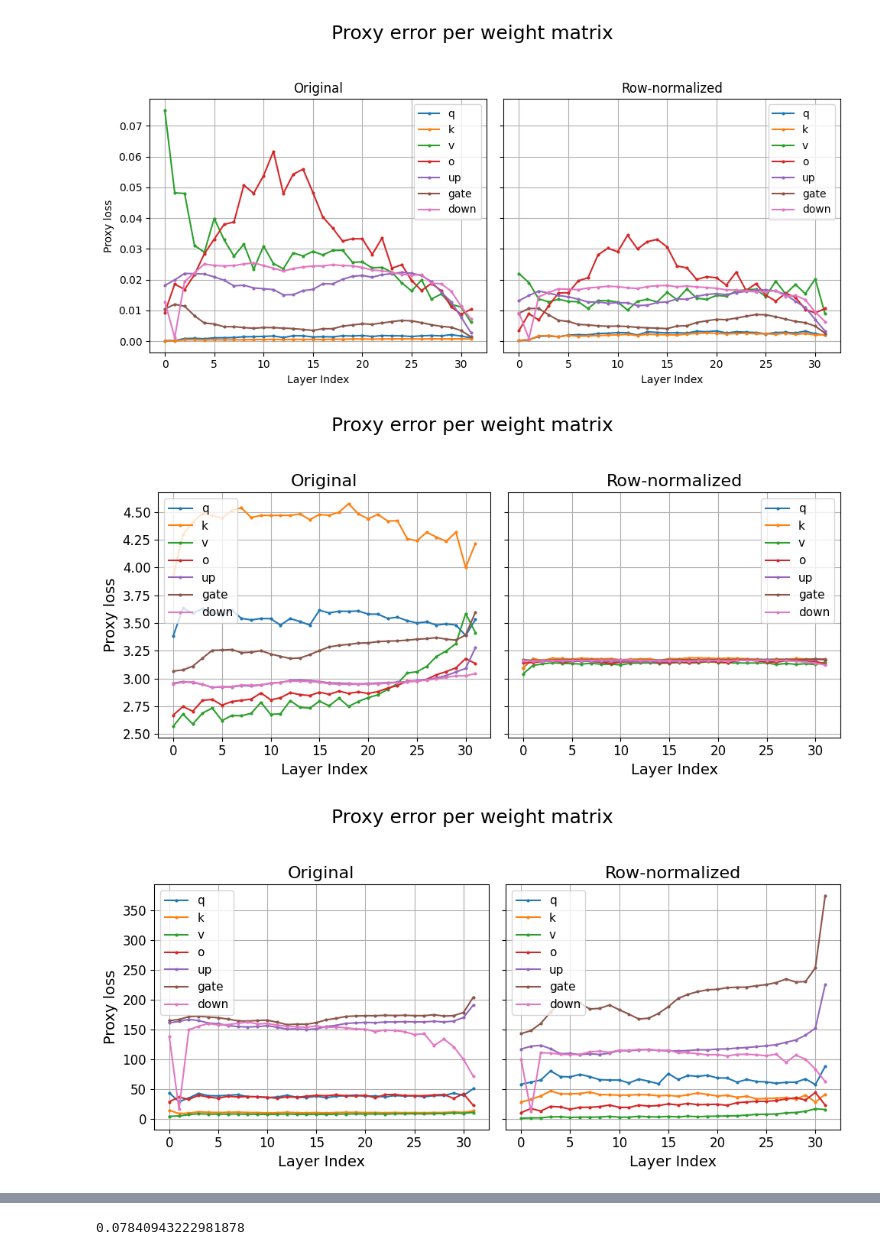
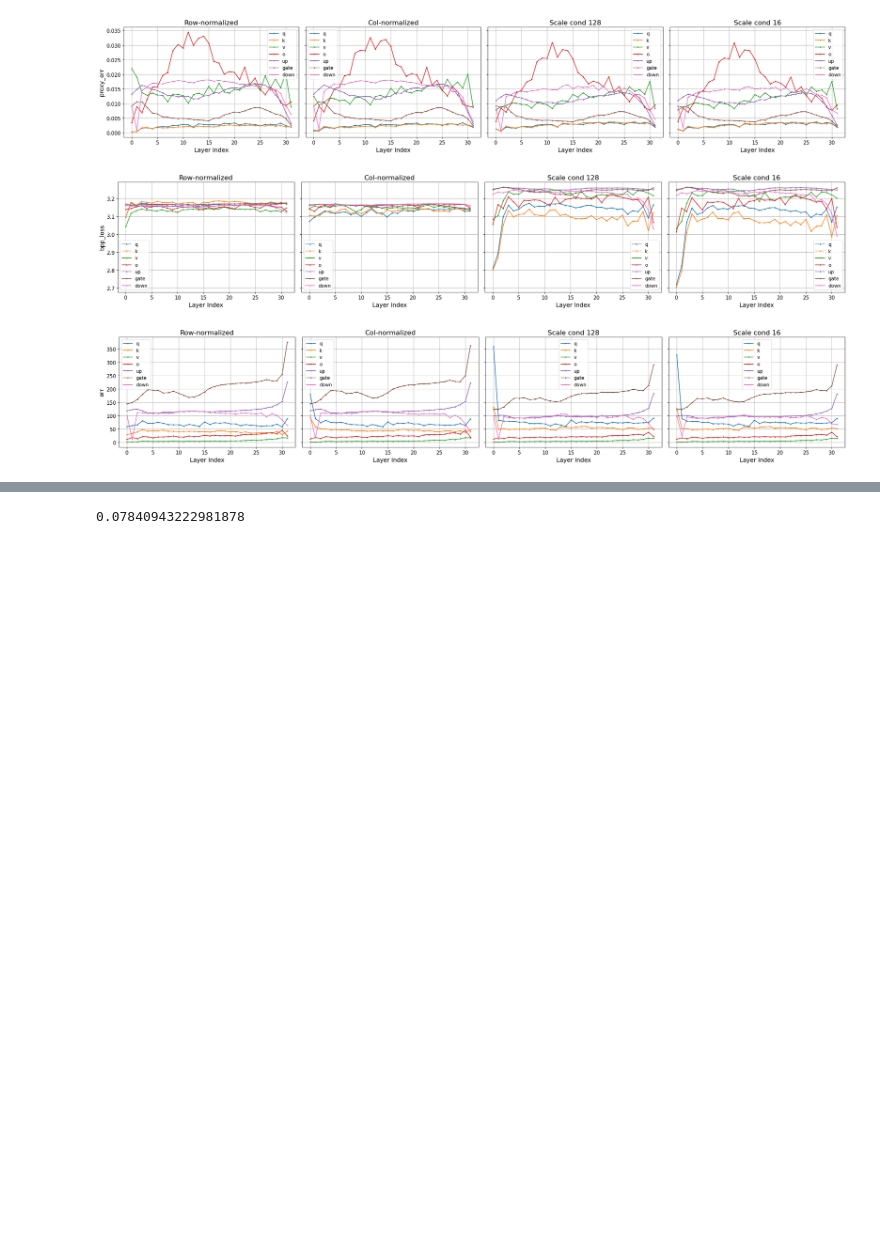
Before and after one commit to ryu326/weight_compression, a Jupyter notebook: notebooks/plot_layer_error.ipynb, the cells around one changed output, grey strips where cells are left out. Drawn from its saved outputs; the diff is of its cells as text; code cells hidden in the pictures; blank space fills up the shorter version.

```diff
--- a/notebooks/plot_layer_error.ipynb
+++ b/notebooks/plot_layer_error.ipynb
@@ -18,7 +18,7 @@ std = 0.012528747320175171
 lyr_list = ['q', 'k', 'v', 'o', 'up', 'gate', 'down']
 keys = ['proxy_err', 'bpp_loss', 'err', 'mse', 'tr(WHW.T)']
 path = [
-    '/workspace/Weight_compression/hf_model_comp_results/meta-llama--Meta-Llama-3-8B/ql/lmbda100_result.json',
+    # '/workspace/Weight_compression/hf_model_comp_results/meta-llama--Meta-Llama-3-8B/ql/lmbda100_result.json',
     # '/workspace/Weight_compression/hf_model_comp_results/meta-llama--Meta-Llama-3-8B/ql_uniform0/300_result.json',
     # '/workspace/Weight_compression/hf_model_comp_results/meta-llama--Meta-Llama-3-8B/ql_qmap3/uniform1/uniform1_lmbda100_result.json',\
     # '/workspace/Weight_compression/hf_model_comp_results/meta-llama--Meta-Llama-3-8B/ql_qmap22/uniform0/lmbda300__result.json',
@@ -26,6 +26,7 @@ path = [
     # '/workspace/Weight_compression/hf_model_comp_results/meta-llama--Meta-Llama-3-8B/ql_qmap22_optim/lmbda50_result.json',
     # '/workspace/Weight_compression/hf_model_comp_results/meta-llama--Meta-Llama-3-8B/ql_uniform0/1000_result.json',
     '/workspace/Weight_compression/hf_model_comp_results/meta-llama--Meta-Llama-3-8B/ql_rnorm/lmbda100_result.json',
+    '/workspace/Weight_compression/hf_model_comp_results/meta-llama--Meta-Llama-3-8B/ql_cnorm/lmbda100_result.json',
     # '/workspace/Weight_compression/hf_model_comp_results/meta-llama--Meta-Llama-3-8B/ql_rnorm_trained/lmbda100_result.json',
     # '/workspace/Weight_compression/hf_model_comp_results/meta-llama--Meta-Llama-3-8B/ql_lnorm/lmbda1000_result.json',
     # '/workspace/Weight_compression/hf_model_comp_results/meta-llama--Meta-Llama-3-8B/ql_lnorm_trained_/lmbda1000_result.json',
@@ -33,6 +34,8 @@ path = [
     # '/workspace/Weight_compression/hf_model_comp_results/nic/meta-llama--Meta-Llama-3-8B/tcm/patch256_norm_patch64_lmbda0.05_result.json',
     # '/workspace/Weight_compression/hf_model_comp_results/nic/meta-llama--Meta-Llama-3-8B/tcm/group64_lmbda0.05_result.json',
     # '/workspace/Weight_compression/hf_model_comp_results/nic/meta-llama--Meta-Llama-3-8B/ftic/group64_patch512_lmbda0483_result copy.json'
+    '/workspace/Weight_compression/hf_model_comp_results/meta-llama--Meta-Llama-3-8B/scaleH_std_scale_cond(col)/size128_encdim2048_M256/lmbda50_result.json',
+    '/workspace/Weight_compression/hf_model_comp_results/meta-llama--Meta-Llama-3-8B/scaleH_std_scale_cond(col)/size16_encdim512_M256/lmbda50_result.json',
 ]
 label = [
     # 'ql300',
@@ -43,8 +46,11 @@ label = [
 #     'ql_uniform0_1000',
     # 'ql_rnorm_lmbda100',
     # 'ql_rnorm_trained_lmbda100',
-    'Original',
-    'Row-normalized'
+    # 'Original',
+    'Row-normalized',
+    'Col-normalized',
+    'Scale cond 128',
+    'Scale cond 16'
 ]
 
 data = {}
@@ -66,13 +72,13 @@ for l, p in zip(label, path):
 #     data['qtip'][k] = {}
 # for i in range(32):
 #     for lyr in lyr_list:
-#         path = f'/workspace/Weight_compression/hf_model_comp/qtip/ckpt/3_8b_ft1/3_8b_2bit/{i}_{lyr}.pt'
+#         path = f'/workspace/Weight_compression/hf_model_comp/qtip/ckpt/llama3_8b/ft1/3bit/{i}_{lyr}.pt'
 #         # path = f'/workspace/Weight_compression/hf_model_comp/qtip/ckpt/llama2_7b/2bit/{i}_{lyr}.pt'
 #         l = torch.load(path)
 #         for k in keys:
 #             try:
 #                 data['qtip'][k][f'{i}_{lyr}.pt'] = l[k]
-#                 data['qtip']['bpp_loss'][f'{i}_{lyr}.pt'] = 4
+#                 # data['qtip']['bpp_loss'][f'{i}_{lyr}.pt'] = 3
 #             except Exception as e:
 #                 # print(e)
 #                 pass
@@ -182,8 +188,8 @@ plt.show()
 [figure]
 # %%
 for k in keys:
-    # fig, axes = plt.subplots(1, len(label), figsize=(5 * len(keys), 5), sharey=True)
-    fig, axes = plt.subplots(1, len(label), figsize=(10, 5), sharey=True)
+    fig, axes = plt.subplots(1, len(label), figsize=(5 * len(keys), 5), sharey=True)
+    # fig, axes = plt.subplots(1, len(label), figsize=(10, 5), sharey=True)
 
     for i, l in enumerate(label):
         ax = axes[i] if len(keys) > 1 else axes
@@ -199,38 +205,38 @@ for k in keys:
         ax.set_title(f'{l}')
         ax.set_xlabel("Layer Index")
         if i == 0:
-            # ax.set_ylabel(k)
-            ax.set_ylabel('Proxy loss')
+            ax.set_ylabel(k)
+            # ax.set_ylabel('Proxy loss')
         # ax.legend(fontsize='small')
         ax.legend()
         ax.grid(True)
 
     # plt.suptitle(f"{k}")
     plt.rcParams['font.size'] = 12
     plt.rcParams['axes.titlesize'] = 16
     plt.rcParams['axes.labelsize'] = 14
     plt.rcParams['xtick.labelsize'] = 12
     plt.rcParams['ytick.labelsize'] = 12
     plt.rcParams['legend.fontsize'] = 11
     plt.rcParams['figure.titlesize'] = 18
-    plt.suptitle('Proxy error per weight matrix')
+    # plt.suptitle('Proxy error per weight matrix')
     plt.tight_layout(rect=[0, 0, 1, 0.95])
     plt.show()
 
 # l = 'stats'
 # k = 'std'
 # fig, axes = plt.subplots(figsize=(5, 5))
 # for i,lyr in enumerate(lyr_list):
 #     list = []
 #     for idx in range(32):
 #         list.append(data[l][k][f'{idx}_{lyr}.pt'])
 #     axes.plot(list, marker='o', ms='2', label=lyr)
 # # axes.axhline(y=std, linestyle='--')
 
 # plt.suptitle(f'{k}')
 # plt.legend(fontsize='small')
 # plt.show()
 # %% [output]
-[figure, old version]
+[figure, new version]
-[figure, old version]
+[figure, new version]
-[figure, old version]
+[figure, new version]
```
Also changed, not shown: parts of 3 cells of this notebook, 23 other files.
